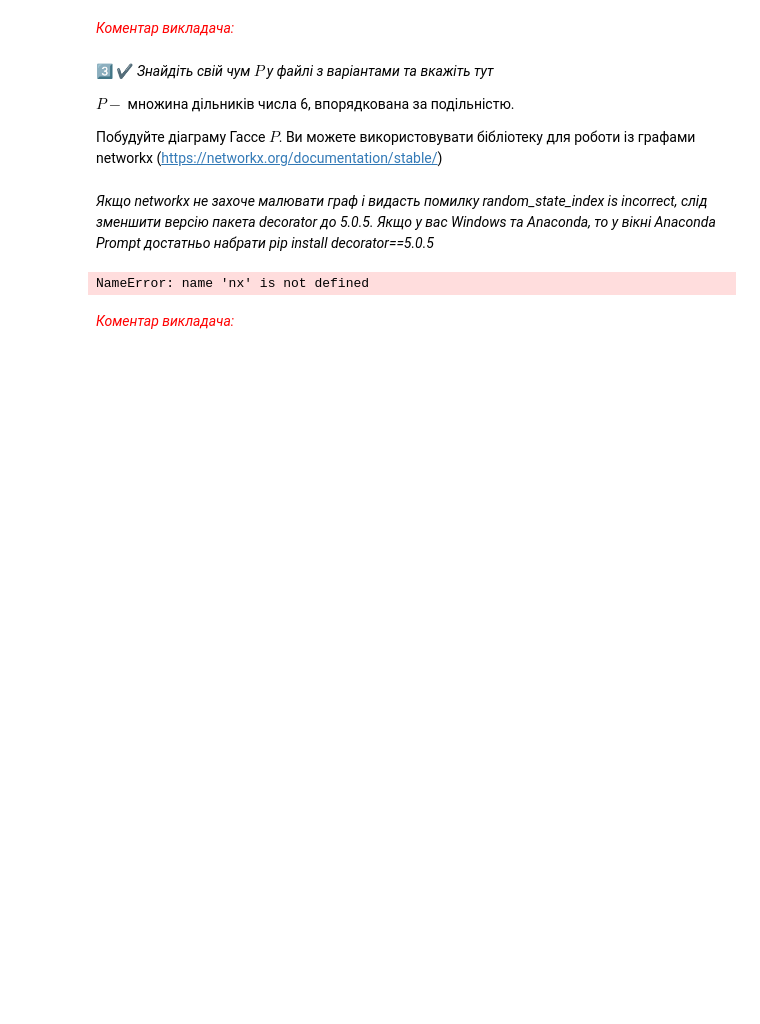
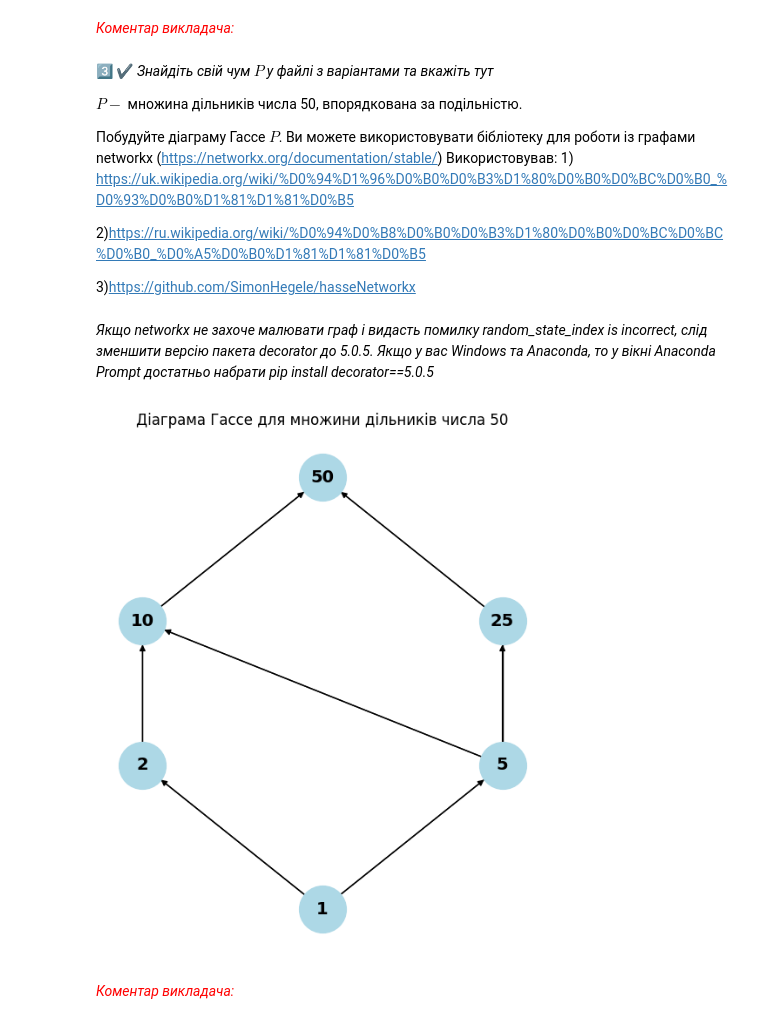
Before and after one commit to Rayzenbtw/DM3, a Jupyter notebook: DM3_Colab1_Shyhimahin_Volodymyr_MF21_UKR.ipynb, the cells around one changed output. Cells and saved outputs as stored; diff of their text form; code cells hidden in the pictures; blank space fills up the shorter version.

```diff
--- a/DM3_Colab1_Shyhimahin_Volodymyr_MF21_UKR.ipynb
+++ b/DM3_Colab1_Shyhimahin_Volodymyr_MF21_UKR.ipynb
@@ -75,26 +82,66 @@ $R$ транзитивно, оскільки для всіх $x,y,z\in\mathbb{R}
 # %% [markdown]
 3️⃣ ✔️ *Знайдіть свій чум $P$ у файлі з варіантами та вкажіть тут*
 
-$P -$ множина дільників числа 6, впорядкована за подільністю.
+$P -$ множина дiльникiв числа 50, впорядкована за подiльнiстю.
 
 Побудуйте діаграму Гассе $P$. Ви можете використовувати бібліотеку для роботи із графами networkx (https://networkx.org/documentation/stable/)
+Використовував: 1) https://uk.wikipedia.org/wiki/%D0%94%D1%96%D0%B0%D0%B3%D1%80%D0%B0%D0%BC%D0%B0_%D0%93%D0%B0%D1%81%D1%81%D0%B5
+
+2)https://ru.wikipedia.org/wiki/%D0%94%D0%B8%D0%B0%D0%B3%D1%80%D0%B0%D0%BC%D0%BC%D0%B0_%D0%A5%D0%B0%D1%81%D1%81%D0%B5
+
+3)https://github.com/SimonHegele/hasseNetworkx
 # %% [markdown]
 *Якщо networkx не захоче малювати граф і видасть помилку random_state_index is incorrect, слід зменшити версію пакета decorator до 5.0.5. Якщо у вас Windows та Anaconda, то у вікні Anaconda Prompt достатньо набрати pip install decorator==5.0.5*
-# %%
-P = [1, 2, 3, 6, ] # elements of the poset
-order = [(2, 1), (3, 1), (6, 2), (6, 3)] # ordering: (y, x) means y covers x
-
-Hasse = nx.DiGraph()
-Hasse.add_nodes_from(P)
-Hasse.add_edges_from(order)
-
-# set the positions of nodes manually
-pos = {1: (0, 0), 2 : (-20, 20), 3 : (20, 20), 6: (0, 40)}
-
-# draw graph
-nx.draw_networkx(Hasse, with_labels=True, pos=pos, node_color="skyblue")
-# %% [output]
-NameError: name 'nx' is not defined
+# %%
+#для написання коду, та для поясненя деяких моментів у діаграмі Гассе викоритсовував Chatgpt, та також матеріали написані вище
+import networkx as nx
+import matplotlib.pyplot as plt
+
+# множина дільників числа 50
+P = [1, 2, 5, 10, 25, 50]
+
+# ребра покриття (відношення подільності)
+edges = [
+    (1, 2),
+    (1, 5),
+    (2, 10),
+    (5, 10),
+    (5, 25),
+    (10, 50),
+    (25, 50)
+]
+
+# створюємо орієнтований граф
+G = nx.DiGraph()
+G.add_nodes_from(P)
+G.add_edges_from(edges)
+
+# визначаємо "рівень" кожної вершини
+levels = {1: 0, 2: 1, 5: 1, 10: 2, 25: 2, 50: 3}
+
+# вручну створюємо позиції для вертикального розташування
+pos = {
+    1: (0, 0),
+    2: (-1, 1),
+    5: (1, 1),
+    10: (-1, 2),
+    25: (1, 2),
+    50: (0, 3)
+}
+
+# малюємо граф
+plt.figure(figsize=(5, 6))
+nx.draw(
+    G, pos, with_labels=True, node_color='lightblue',
+    node_size=1500, font_size=14, font_weight='bold'
+)
+nx.draw_networkx_edges(G, pos, arrows=False)
+
+plt.title("Діаграма Гассе для множини дільників числа 50", fontsize=12)
+plt.axis('off')
+plt.show()
+# %% [output]
+[figure, added]
 # %% [markdown]
 <font color="red"> *Коментар викладача:* <font>
 # %% [markdown]
```
Also changed, not shown: parts of 4 cells of this notebook.
